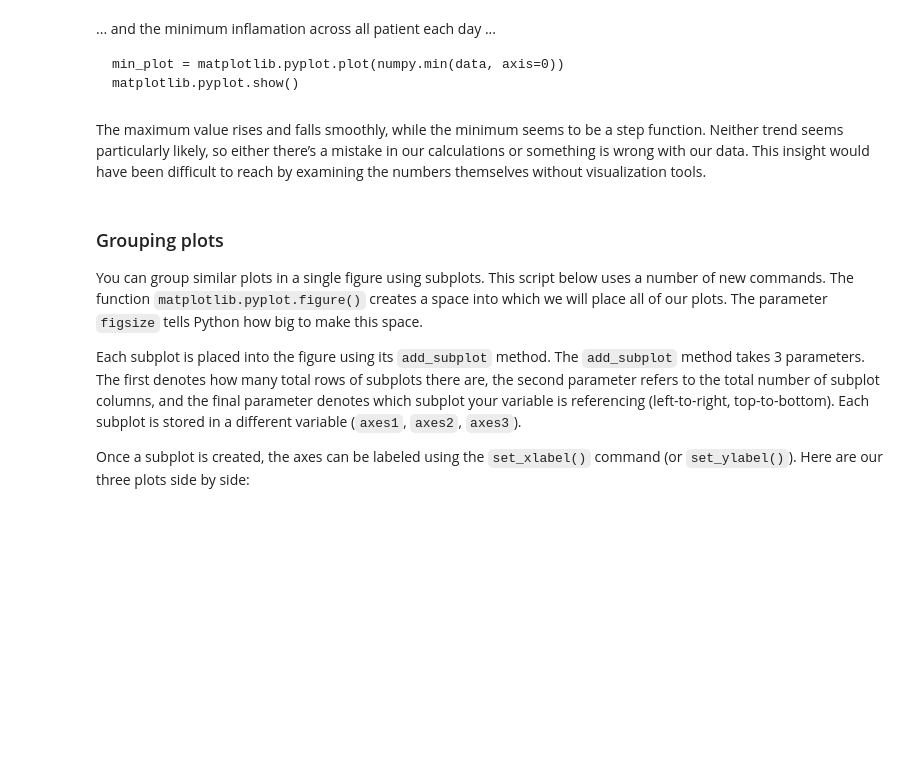
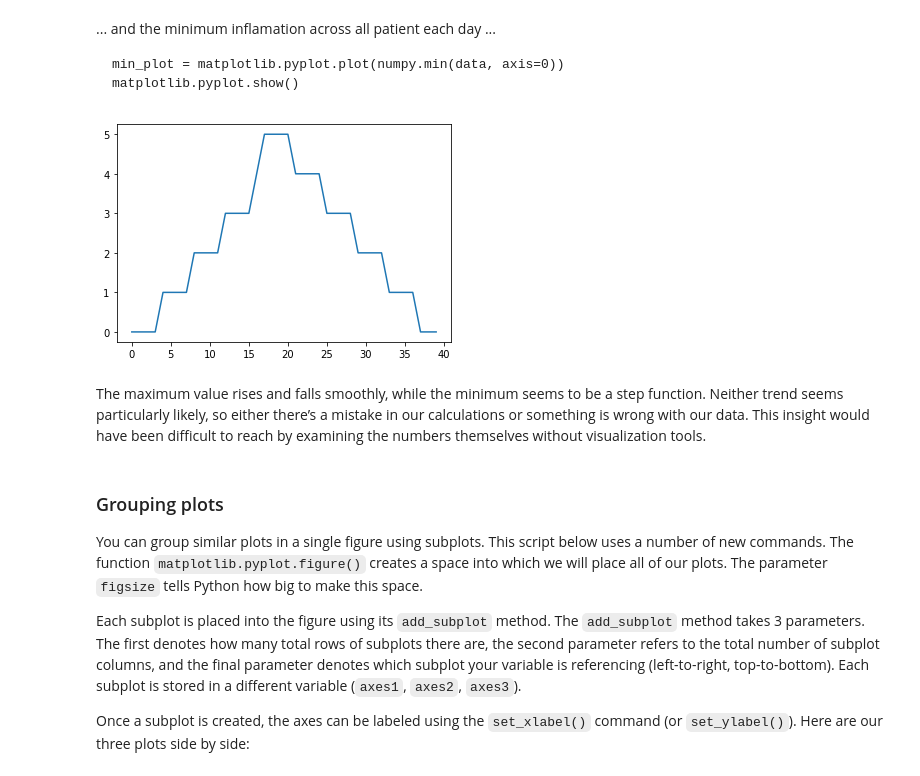
Before and after one commit to Zxmmm/2019-07-24-intro-to-python-workshop, a Jupyter notebook: lessons/python/ep1-introduction.ipynb, the cells around one changed output. Cells and saved outputs as stored; diff of their text form; code cells hidden in the pictures; blank space fills up the shorter version.

````diff
--- a/lessons/python/ep1-introduction.ipynb
+++ b/lessons/python/ep1-introduction.ipynb
@@ -547,3 +722,7 @@ max_plot = matplotlib.pyplot.plot(numpy.max(data, axis=0))
 min_plot = matplotlib.pyplot.plot(numpy.min(data, axis=0))
 matplotlib.pyplot.show()
 ```
+# %%
+min_plot = matplotlib.pyplot.plot(numpy.min(data, axis=0))
+# %% [output]
+[figure, added]
````
Also changed, not shown: parts of 35 cells of this notebook.
